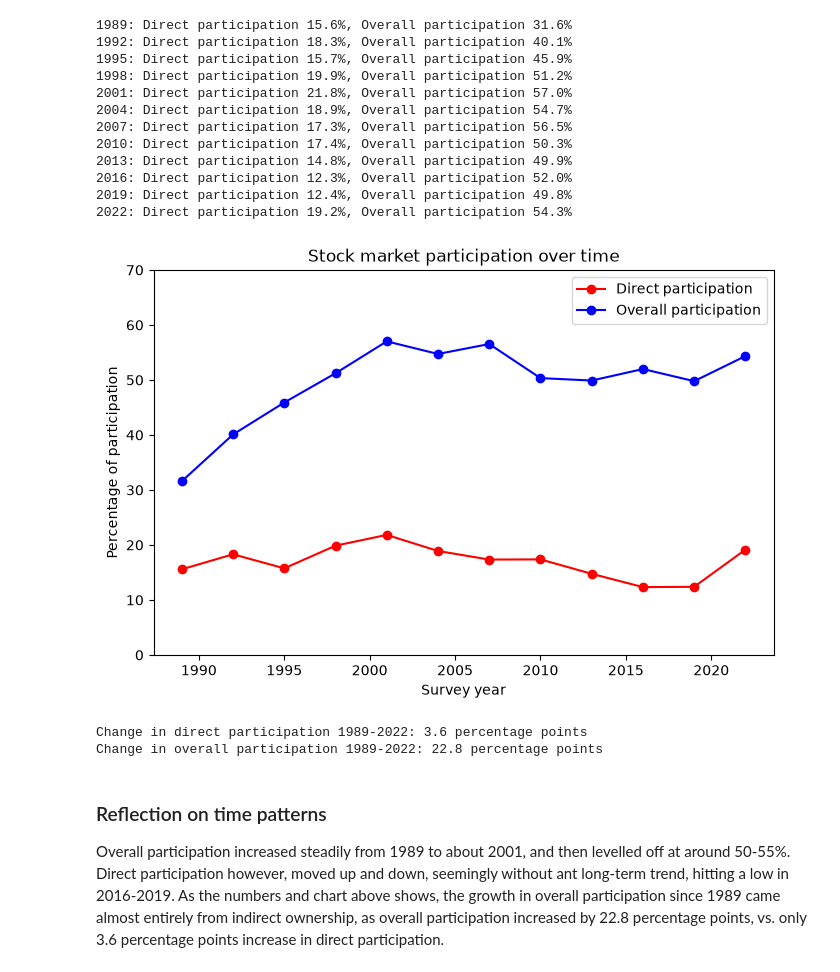
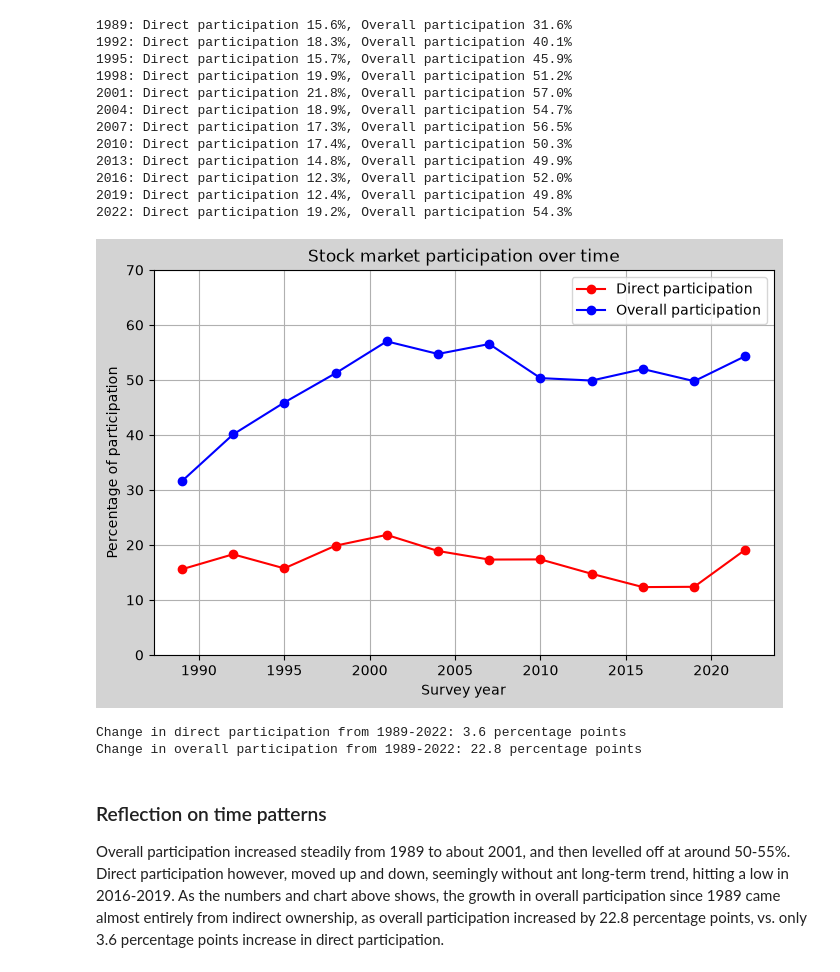
Before and after one commit to anders-hv/TECH2-assignment3, a Jupyter notebook: assignment3.ipynb, the cells around one changed output. Drawn from its saved outputs; the diff is of its cells as text; code cells hidden in the pictures.

```diff
--- a/assignment3.ipynb
+++ b/assignment3.ipynb
@@ -195,8 +179,8 @@ overall_rates3 = []
 
 for edu in [1, 2, 3, 4]:
     subset = df[df['educ'] == edu]
-    direct = participation_rate(subset['direct'])
-    overall = participation_rate(subset['overall'])
+    direct = subset['direct'].mean() * 100
+    overall = subset['overall'].mean() * 100
     direct_rates3.append(direct)
     overall_rates3.append(overall)
     print(f'Education {edu}: Direct participation {direct:.1f}%, Overall participation {overall:.1f}%')
@@ -245,13 +229,13 @@ years = np.arange(1989, 2023, 3)
 direct_rates4 = []
 overall_rates4 = []
 
-for year in years:
-    subset = df[df['year'] == year]
-    direct = participation_rate(subset['direct'])
-    overall = participation_rate(subset['overall'])
+for y in years:
+    subset = df[df['year'] == y]
+    direct = subset['direct'].mean() * 100
+    overall = subset['overall'].mean() * 100
     direct_rates4.append(direct)
     overall_rates4.append(overall)
-    print(f'{year}: Direct participation {direct:.1f}%, Overall participation {overall:.1f}%')
+    print(f'{y}: Direct participation {direct:.1f}%, Overall participation {overall:.1f}%')
 # %% [output]
 1989: Direct participation 15.6%, Overall participation 31.6%
 1992: Direct participation 18.3%, Overall participation 40.1%
@@ -266,31 +250,31 @@ for year in years:
 2019: Direct participation 12.4%, Overall participation 49.8%
 2022: Direct participation 19.2%, Overall participation 54.3%
 # %%
-fig, ax = plt.subplots(figsize=(8, 5))
+fig, ax = plt.subplots(figsize=(8, 5), facecolor='lightgrey')
 
 xvalues = years
 yvalues1 = direct_rates4
 yvalues2 = overall_rates4
 
-ax.plot(xvalues, yvalues1, color='r', marker='o', label='Direct participation')
-ax.plot(xvalues, yvalues2, color='b', marker='o', label='Overall participation')
+ax.plot(xvalues, yvalues1, color='red', marker='o', label='Direct participation')
+ax.plot(xvalues, yvalues2, color='blue', marker='o', label='Overall participation')
 ax.set_title('Stock market participation over time')
 ax.set_ylim(0, 70)
 ax.set_xlabel('Survey year')
 ax.set_ylabel('Percentage of participation')
 ax.legend()
-plt.show()
+ax.grid()
 # %% [output]
-[figure, old version]
+[figure, new version]
 # %%
 direct_change = direct_rates4[-1] - direct_rates4[0]
 overall_change = overall_rates4[-1] - overall_rates4[0]
 
-print(f'Change in direct participation 1989-2022: {direct_change:.1f} percentage points')
-print(f'Change in overall participation 1989-2022: {overall_change:.1f} percentage points')
+print(f'Change in direct participation from 1989-2022: {direct_change:.1f} percentage points')
+print(f'Change in overall participation from 1989-2022: {overall_change:.1f} percentage points')
 # %% [output]
-Change in direct participation 1989-2022: 3.6 percentage points
-Change in overall participation 1989-2022: 22.8 percentage points
+Change in direct participation from 1989-2022: 3.6 percentage points
+Change in overall participation from 1989-2022: 22.8 percentage points
 # %% [markdown]
 ### Reflection on time patterns ###
 Overall participation increased steadily from 1989 to about 2001, and then levelled off at around 50-55%. Direct participation however, moved up and down, seemingly without ant long-term trend, hitting a low in 2016-2019. As the numbers and chart above shows, the growth in overall participation since 1989 came almost entirely from indirect ownership, as overall participation increased by 22.8 percentage points, vs. only 3.6 percentage points increase in direct participation.
```
Also changed, not shown: parts of 4 cells of this notebook.
